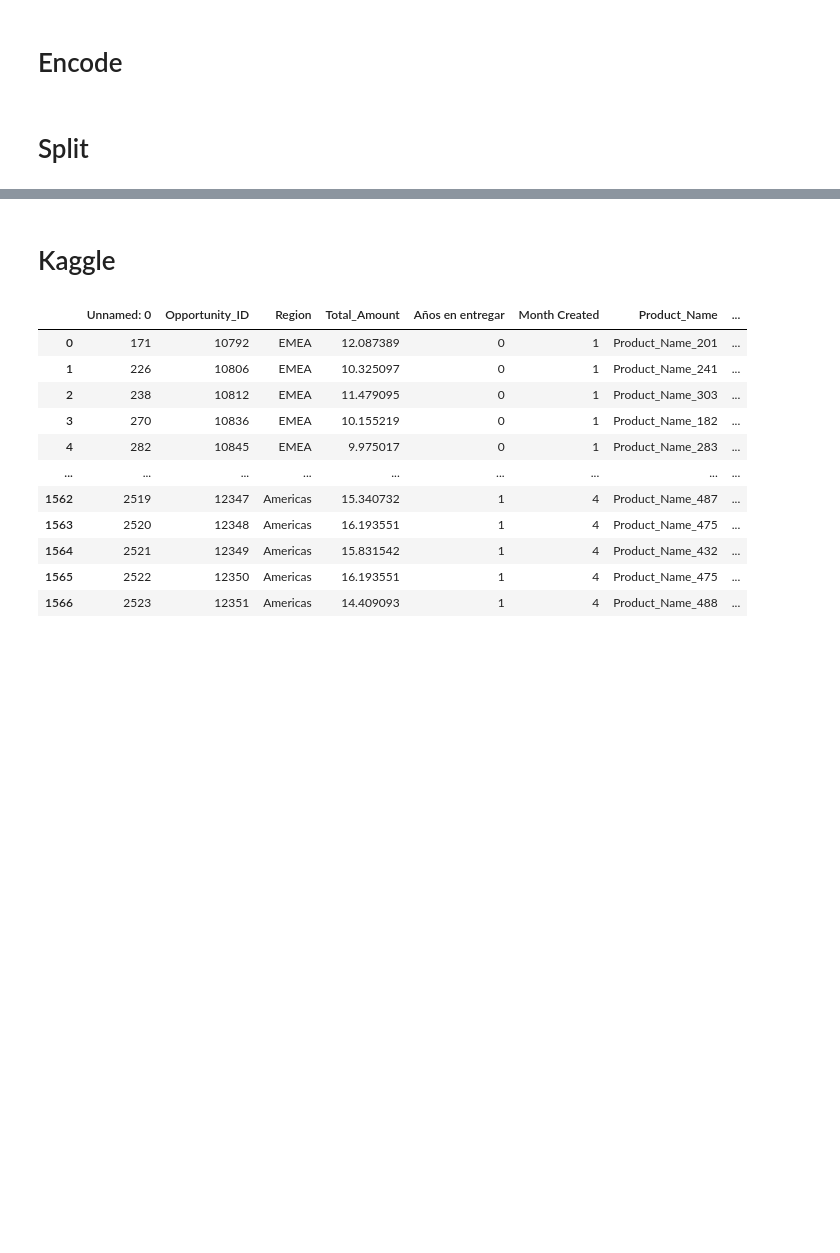
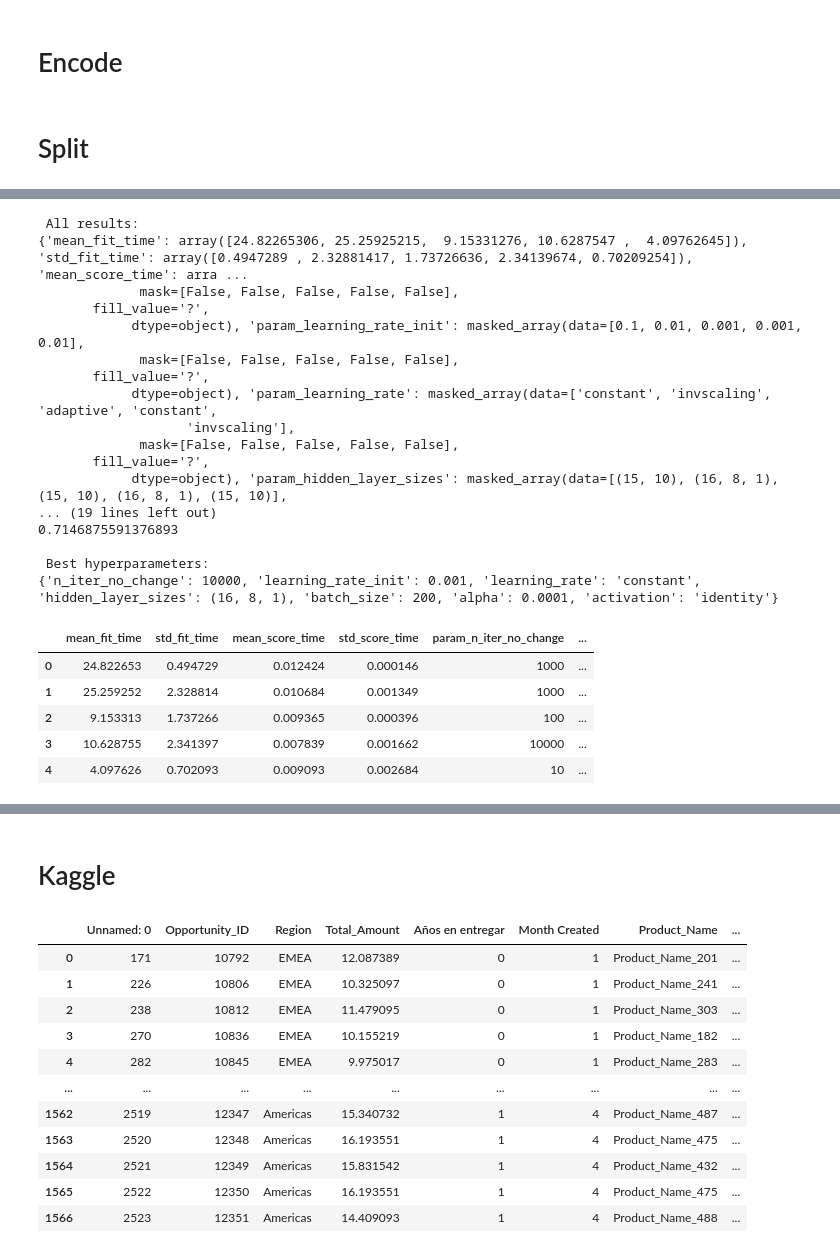
Before and after one commit to BautistaXifro/Machine-Learning-Datos, a Jupyter notebook: RedesNeuronales/MIXPruebaNuevoData.ipynb, the cells around one changed output, grey strips where cells are left out. Cells and saved outputs as stored; diff of their text form; code cells hidden in the pictures; blank space fills up the shorter version.

```diff
--- a/RedesNeuronales/MIXPruebaNuevoData.ipynb
+++ b/RedesNeuronales/MIXPruebaNuevoData.ipynb
@@ -118,0 +193,36 @@ X_train
+# %%
+print('\n All results:')
+print(random_search.cv_results_)
+print('\n Best estimator:')
+print(random_search.best_estimator_)
+print('\n Best normalized gini score for %d-fold search with %d parameter combinations:' % (folds, param_comb))
+print(random_search.best_score_ * 2 - 1)
+print('\n Best hyperparameters:')
+print(random_search.best_params_)
+results = pd.DataFrame(random_search.cv_results_)
+results
+#results.to_csv('xgb-random-grid-search-results-01.csv', index=False)
+# %% [output]
+ All results:
+{'mean_fit_time': array([24.82265306, 25.25925215,  9.15331276, 10.6287547 ,  4.09762645]), 'std_fit_time': array([0.4947289 , 2.32881417, 1.73726636, 2.34139674, 0.70209254]), 'mean_score_time': arra ...
+             mask=[False, False, False, False, False],
+       fill_value='?',
+            dtype=object), 'param_learning_rate_init': masked_array(data=[0.1, 0.01, 0.001, 0.001, 0.01],
+             mask=[False, False, False, False, False],
+       fill_value='?',
+            dtype=object), 'param_learning_rate': masked_array(data=['constant', 'invscaling', 'adaptive', 'constant',
+                   'invscaling'],
+             mask=[False, False, False, False, False],
+       fill_value='?',
+            dtype=object), 'param_hidden_layer_sizes': masked_array(data=[(15, 10), (16, 8, 1), (15, 10), (16, 8, 1), (15, 10)],
+... (19 lines left out)
+0.7146875591376893
+
+ Best hyperparameters:
+{'n_iter_no_change': 10000, 'learning_rate_init': 0.001, 'learning_rate': 'constant', 'hidden_layer_sizes': (16, 8, 1), 'batch_size': 200, 'alpha': 0.0001, 'activation': 'identity'}
+|  | mean_fit_time | std_fit_time | mean_score_time | std_score_time | param_n_iter_no_change | ... |
+| 0 | 24.822653 | 0.494729 | 0.012424 | 0.000146 | 1000 | ... |
+| 1 | 25.259252 | 2.328814 | 0.010684 | 0.001349 | 1000 | ... |
+| 2 | 9.153313 | 1.737266 | 0.009365 | 0.000396 | 100 | ... |
+| 3 | 10.628755 | 2.341397 | 0.007839 | 0.001662 | 10000 | ... |
+| 4 | 4.097626 | 0.702093 | 0.009093 | 0.002684 | 10 | ... |
```
Also changed, not shown: parts of 27 cells of this notebook, 1 other file.
